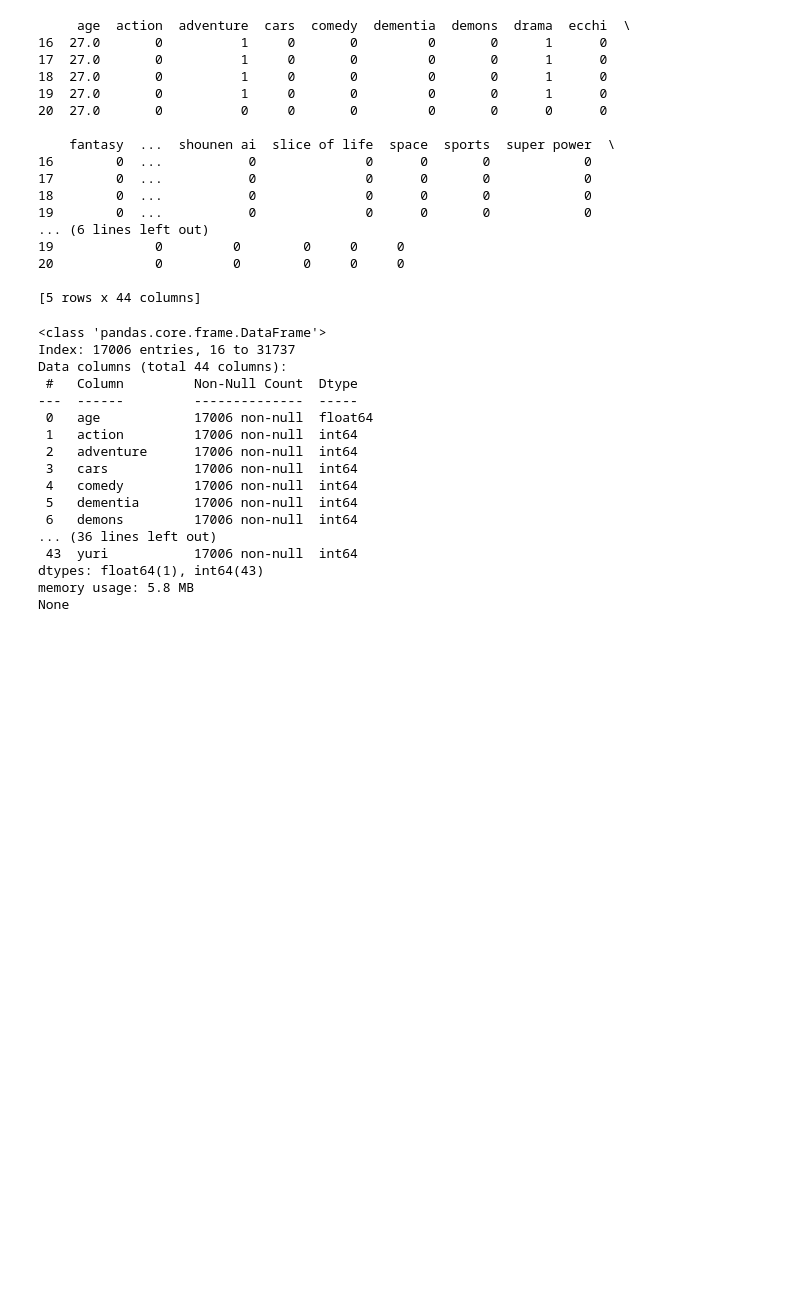
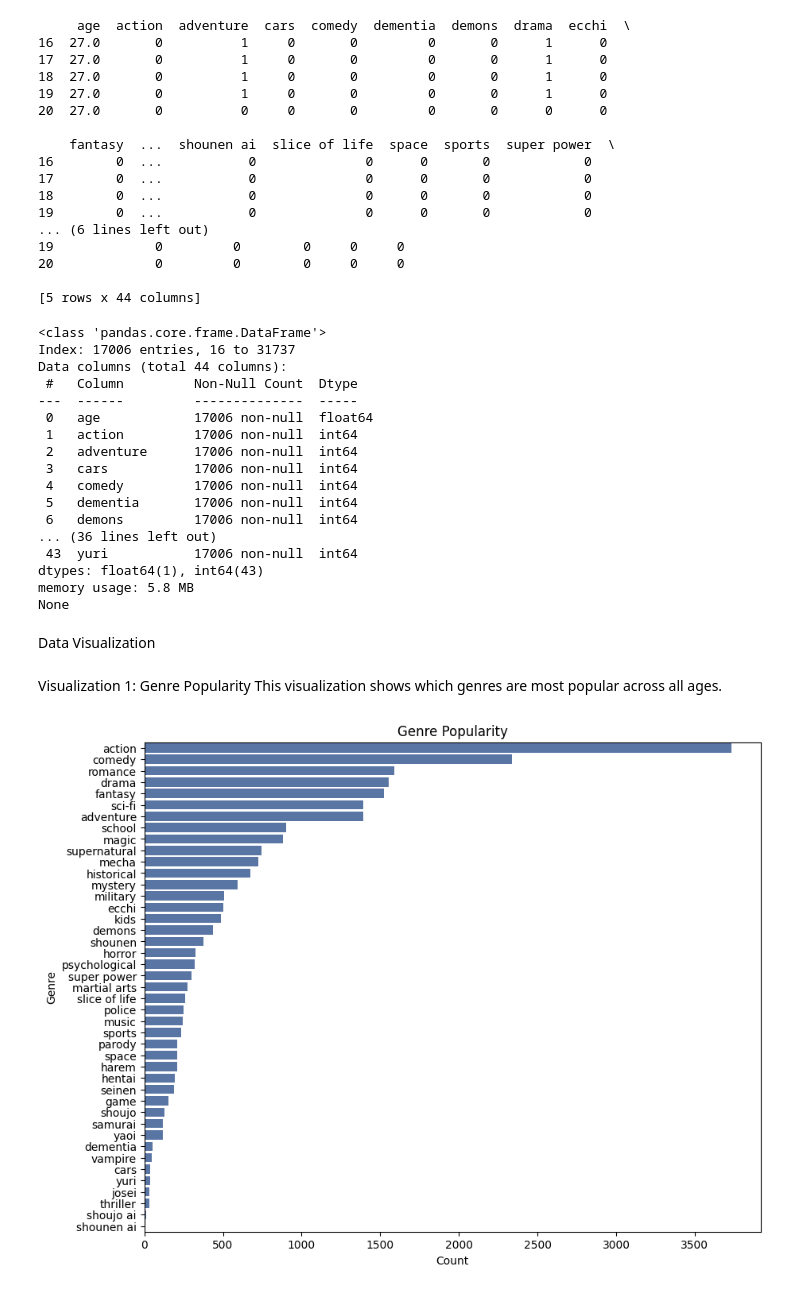
Before and after one commit to aryalkoshish/Anime-Recommendation-System, a Jupyter notebook: age-genre.ipynb, the cells around one changed output. Cells and saved outputs as stored; diff of their text form; code cells hidden in the pictures; blank space fills up the shorter version.

Commit message:
Data Visualization for Age-Genre

```diff
--- a/age-genre.ipynb
+++ b/age-genre.ipynb
@@ -461,3 +461,20 @@ Data columns (total 44 columns):
 dtypes: float64(1), int64(43)
 memory usage: 5.8 MB
 None
+# %% [markdown]
+Data Visualization
+# %% [markdown]
+ Visualization 1: Genre Popularity
+This visualization shows which genres are most popular across all ages.
+# %%
+genre_popularity = df.drop('age', axis=1).sum().sort_values(ascending=False)
+
+# Plotting
+plt.figure(figsize=(10, 8))
+sns.barplot(x=genre_popularity.values, y=genre_popularity.index)
+plt.title('Genre Popularity')
+plt.xlabel('Count')
+plt.ylabel('Genre')
+plt.show()
+# %% [output]
+[figure, added]
```
Also changed, not shown: parts of 13 cells of this notebook.
